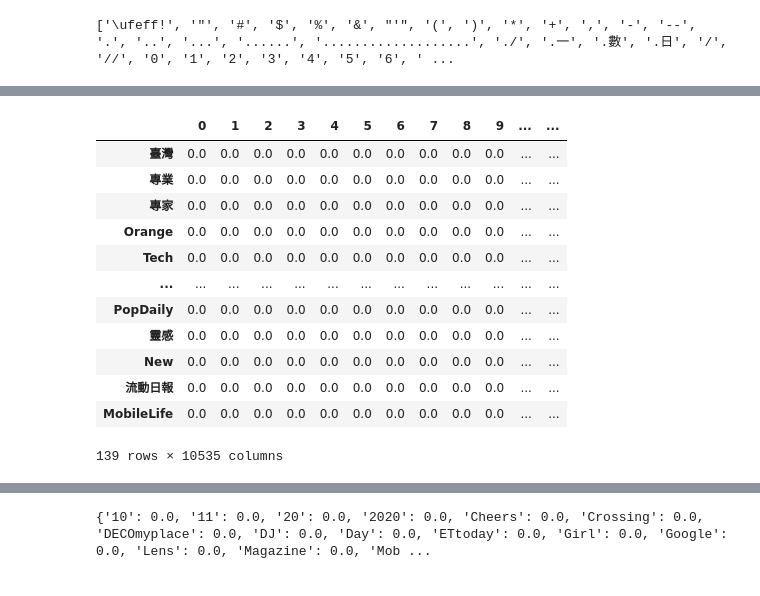
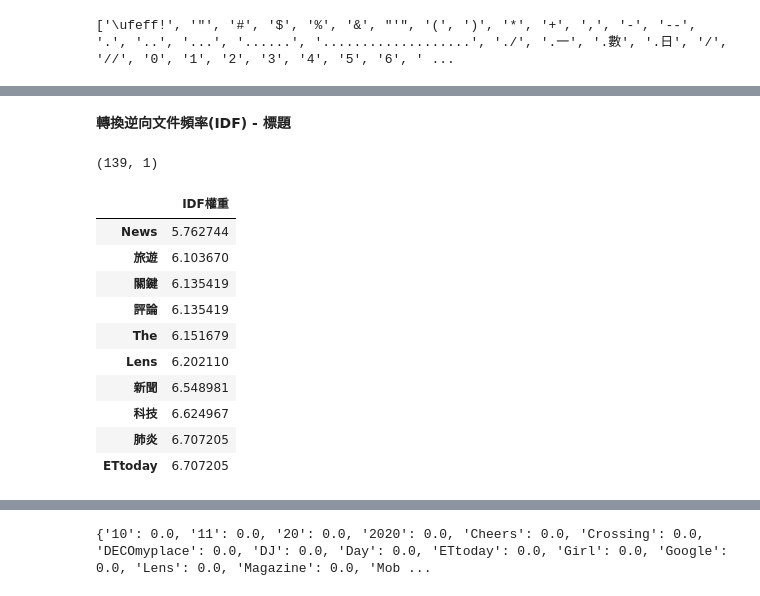
Before and after one commit to FelixYangPersonal/1st-PyCrawlerMarathon, a Jupyter notebook: homework/Day038_040_Independent_Study.ipynb, the cells around one changed output, grey strips where cells are left out. Cells and saved outputs as stored; diff of their text form; code cells hidden in the pictures.

```diff
--- a/homework/Day038_040_Independent_Study.ipynb
+++ b/homework/Day038_040_Independent_Study.ipynb
@@ -1517,17 +1534,23 @@ pd.DataFrame([tfidf.idf_], columns=word).T
-# %%
-df_tfidf = pd.DataFrame(tfidf_matrix.T.toarray(), index=vectorizer.vocabulary_.keys())
-df_tfidf
-# %% [output]
-|  | 0 | 1 | 2 | 3 | 4 | 5 | 6 | 7 | 8 | 9 | ... | ... |
-| 臺灣 | 0.0 | 0.0 | 0.0 | 0.0 | 0.0 | 0.0 | 0.0 | 0.0 | 0.0 | 0.0 | ... | ... |
-| 專業 | 0.0 | 0.0 | 0.0 | 0.0 | 0.0 | 0.0 | 0.0 | 0.0 | 0.0 | 0.0 | ... | ... |
-| 專家 | 0.0 | 0.0 | 0.0 | 0.0 | 0.0 | 0.0 | 0.0 | 0.0 | 0.0 | 0.0 | ... | ... |
-| Orange | 0.0 | 0.0 | 0.0 | 0.0 | 0.0 | 0.0 | 0.0 | 0.0 | 0.0 | 0.0 | ... | ... |
-| Tech | 0.0 | 0.0 | 0.0 | 0.0 | 0.0 | 0.0 | 0.0 | 0.0 | 0.0 | 0.0 | ... | ... |
-| ... | ... | ... | ... | ... | ... | ... | ... | ... | ... | ... | ... | ... |
-| PopDaily | 0.0 | 0.0 | 0.0 | 0.0 | 0.0 | 0.0 | 0.0 | 0.0 | 0.0 | 0.0 | ... | ... |
-| 靈感 | 0.0 | 0.0 | 0.0 | 0.0 | 0.0 | 0.0 | 0.0 | 0.0 | 0.0 | 0.0 | ... | ... |
-| New | 0.0 | 0.0 | 0.0 | 0.0 | 0.0 | 0.0 | 0.0 | 0.0 | 0.0 | 0.0 | ... | ... |
-| 流動日報 | 0.0 | 0.0 | 0.0 | 0.0 | 0.0 | 0.0 | 0.0 | 0.0 | 0.0 | 0.0 | ... | ... |
-| MobileLife | 0.0 | 0.0 | 0.0 | 0.0 | 0.0 | 0.0 | 0.0 | 0.0 | 0.0 | 0.0 | ... | ... |
-139 rows × 10535 columns
+# %% [markdown]
+**轉換逆向文件頻率(IDF) - 標題**
+# %%
+tfidf_title = TfidfTransformer()
+tfidf_title_matrix = tfidf_title.fit_transform(X_title)
+# print(tfidf_title.idf_)
+word_title = vectorizer_title.get_feature_names() # 取模型中的所有詞語
+df_idf_title = pd.DataFrame(tfidf_title.idf_, index=word_title, columns=['IDF權重'])
+print(df_idf_title.shape)
+df_idf_title.sort_values(by=list(df_idf_title.columns))[:10]
+# %% [output]
+(139, 1)
+|  | IDF權重 |
+| News | 5.762744 |
+| 旅遊 | 6.103670 |
+| 關鍵 | 6.135419 |
+| 評論 | 6.135419 |
+| The | 6.151679 |
+| Lens | 6.202110 |
+| 新聞 | 6.548981 |
+| 科技 | 6.624967 |
+| 肺炎 | 6.707205 |
+| ETtoday | 6.707205 |
```
Also changed, not shown: parts of 40 cells of this notebook.
